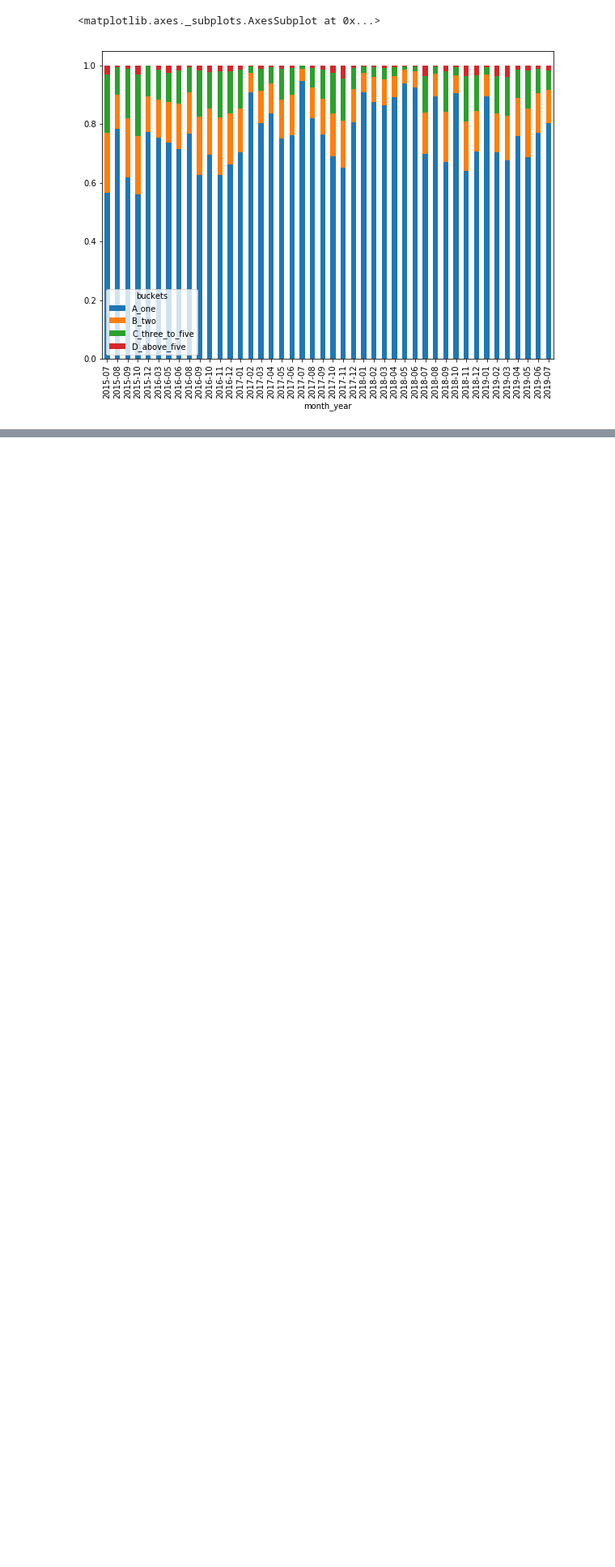
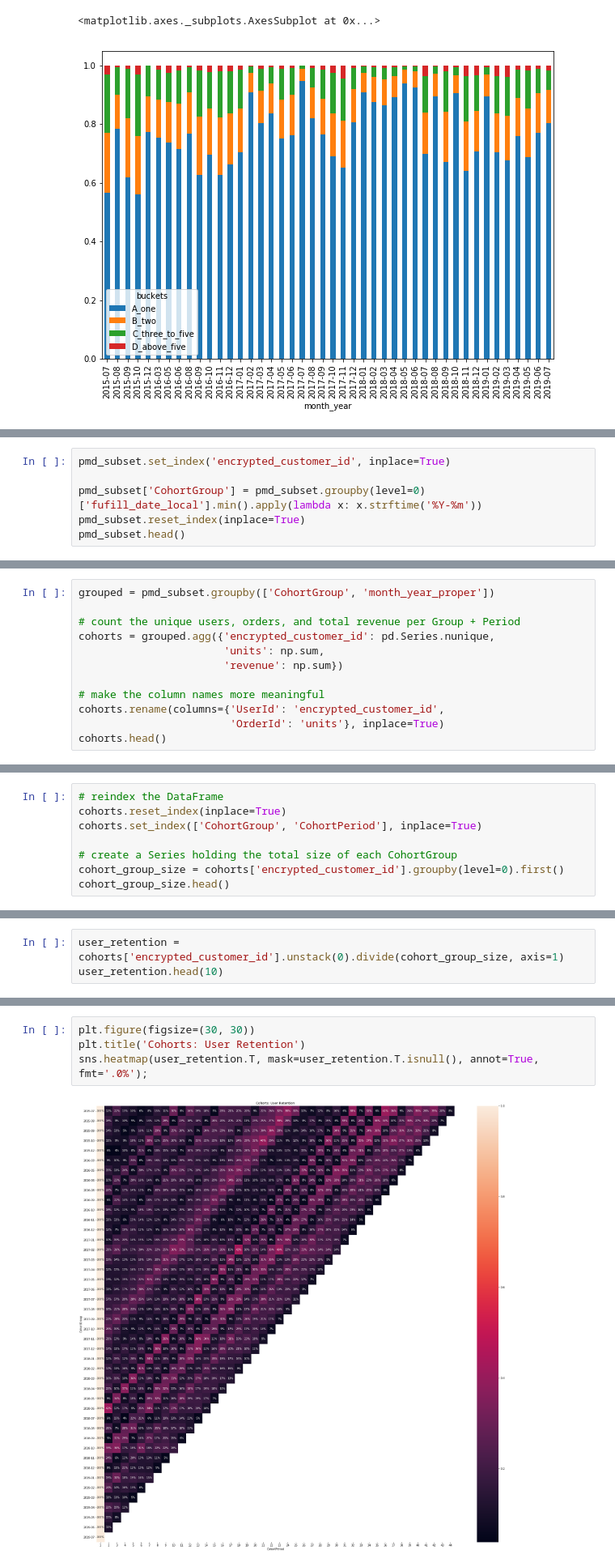
Before and after one commit to dfadeeff/AMZ_Projects, a Jupyter notebook: PMD_Framework.ipynb, the cells around one changed output, grey strips where cells are left out. Shown at 81% size. Drawn from its saved outputs; the diff is of its cells as text; blank space fills up the shorter version.

```diff
--- a/PMD_Framework.ipynb
+++ b/PMD_Framework.ipynb
@@ -656,0 +695,6 @@ pivot_df.plot.bar(stacked=True, figsize=(10,7))
+# %%
+pmd_subset.set_index('encrypted_customer_id', inplace=True)
+
+pmd_subset['CohortGroup'] = pmd_subset.groupby(level=0)['fufill_date_local'].min().apply(lambda x: x.strftime('%Y-%m'))
+pmd_subset.reset_index(inplace=True)
+pmd_subset.head()
@@ -656,0 +715,12 @@ pivot_df.plot.bar(stacked=True, figsize=(10,7))
+# %%
+grouped = pmd_subset.groupby(['CohortGroup', 'month_year_proper'])
+
+# count the unique users, orders, and total revenue per Group + Period
+cohorts = grouped.agg({'encrypted_customer_id': pd.Series.nunique,
+                       'units': np.sum,
+                       'revenue': np.sum})
+
+# make the column names more meaningful
+cohorts.rename(columns={'UserId': 'encrypted_customer_id',
+                        'OrderId': 'units'}, inplace=True)
+cohorts.head()
@@ -656,0 +764,8 @@ pivot_df.plot.bar(stacked=True, figsize=(10,7))
+# %%
+# reindex the DataFrame
+cohorts.reset_index(inplace=True)
+cohorts.set_index(['CohortGroup', 'CohortPeriod'], inplace=True)
+
+# create a Series holding the total size of each CohortGroup
+cohort_group_size = cohorts['encrypted_customer_id'].groupby(level=0).first()
+cohort_group_size.head()
@@ -656,0 +780,3 @@ pivot_df.plot.bar(stacked=True, figsize=(10,7))
+# %%
+user_retention = cohorts['encrypted_customer_id'].unstack(0).divide(cohort_group_size, axis=1)
+user_retention.head(10)
@@ -656,0 +797,6 @@ pivot_df.plot.bar(stacked=True, figsize=(10,7))
+# %%
+plt.figure(figsize=(30, 30))
+plt.title('Cohorts: User Retention')
+sns.heatmap(user_retention.T, mask=user_retention.T.isnull(), annot=True, fmt='.0%');
+# %% [output]
+[figure, added]
```
Also changed, not shown: parts of 18 cells of this notebook.
